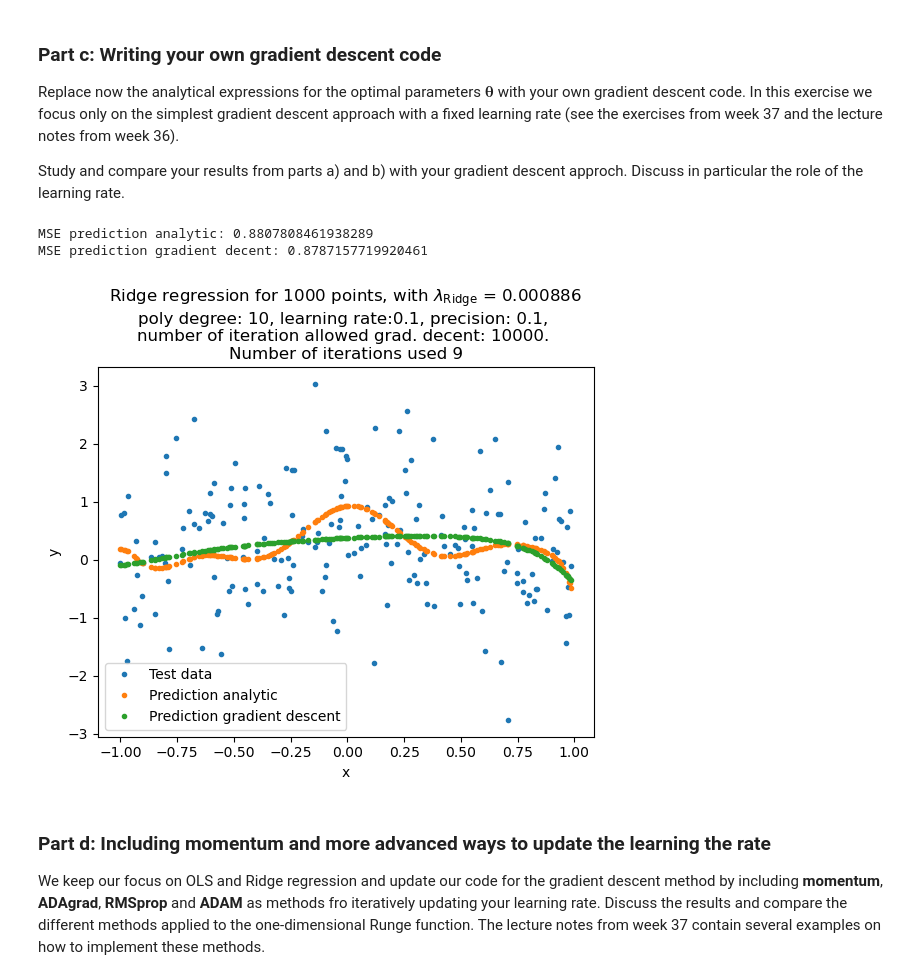
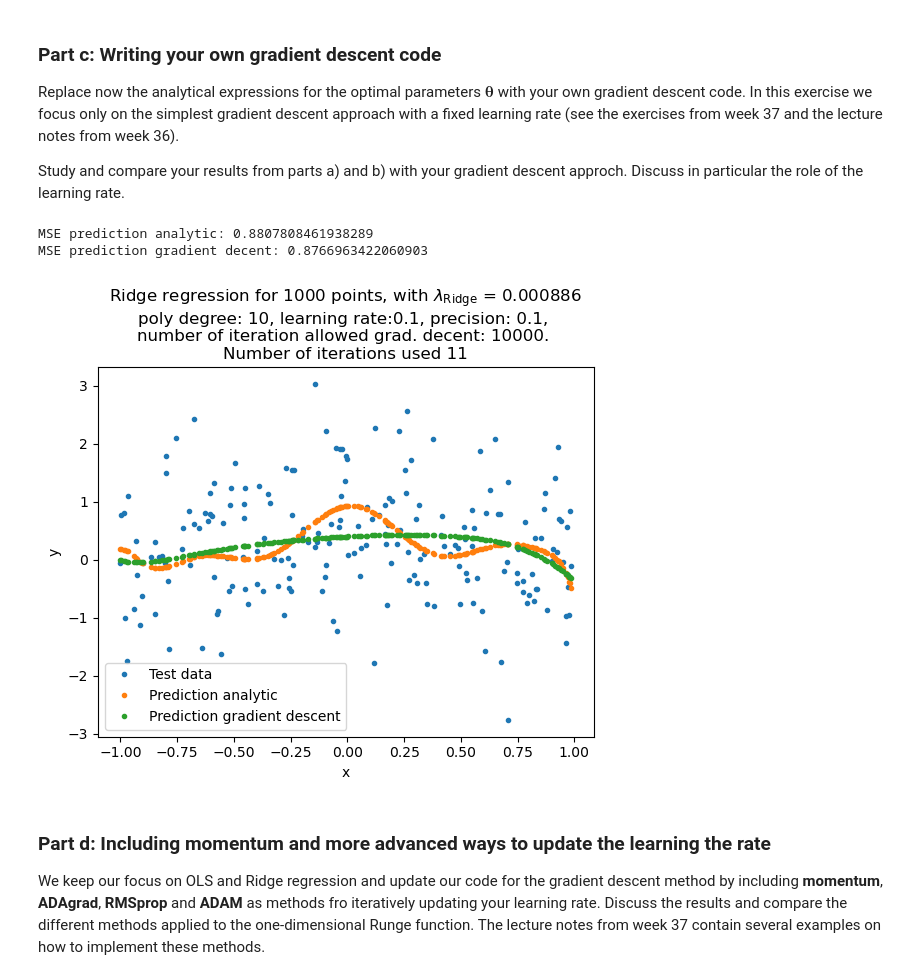
Before and after one commit to Waerstad/4155-Project-1, a Jupyter notebook: Code/project1_main.ipynb, the cells around one changed output. Drawn from its saved outputs; the diff is of its cells as text; code cells hidden in the pictures.

```diff
--- a/Code/project1_main.ipynb
+++ b/Code/project1_main.ipynb
@@ -609,7 +609,7 @@ def grad_C_Ridge(XTX, XTy, theta, n, ridge_lambda):
     theta = theta.reshape(-1,1)
     return (2.0/n)*(XTX @ theta - XTy) + 2*ridge_lambda*theta
 
-def simple_gradient_decent_Ridge(X, y, theta, n, ridge_lambda=0.01, eta=0.01, precision=1e-8, num_iter=10000):
+def simple_gradient_decent_Ridge(X, y, theta, ridge_lambda=0.01, eta=0.01, precision=1e-8, num_iter=10000):
     """
     Find the theta that minimize the Ridge cost function iteratively. Run till precision requirement epsilon is met.
     Take feature matrix X, target vector y, parameter vector theta, n data points, ridge_lambda, learning rate eta,
@@ -622,6 +622,7 @@ def simple_gradient_decent_Ridge(X, y, theta, n, ridge_lambda=0.01, eta=0.01, pr
         raise ValueError("X and y is not of right shape")
     XTX = X.T @ X
     XTy = X.T @ y
+    n = X.shape[0]
     i = 0
     grad = grad_C_Ridge(XTX, XTy, theta, n, ridge_lambda)
     while np.linalg.norm(grad) > precision:
@@ -662,36 +663,36 @@ prediction_testdata_analytic_theta = X_test_s @ theta_analytic + y_offset
 
 # theta parameters from gradient decent method
 learning_rate = 0.1
 precision = 0.1
 num_iterations = 10000
 theta_start = np.ones([np.shape(X)[1]])
 
-theta_grad_decent, iterations = simple_gradient_decent_Ridge(X_train_s, y_train, theta_start, n, ridge_lambda=ridge_lambda, eta=learning_rate, precision=precision, num_iter=num_iterations)
+theta_grad_decent, iterations = simple_gradient_decent_Ridge(X_train_s, y_train, theta_start, ridge_lambda=ridge_lambda, eta=learning_rate, precision=precision, num_iter=num_iterations)
 prediction_testdata_gradient_decent_theta = X_test_s @ theta_grad_decent + y_offset
 
 mse_ytest_prediction_analytic = mean_squared_error(y_test, prediction_testdata_analytic_theta)
 mse_ytest_prediction_grad_decent = mean_squared_error(y_test, prediction_testdata_gradient_decent_theta)
 print(f"MSE prediction analytic: {mse_ytest_prediction_analytic}")
 print(f"MSE prediction gradient decent: {mse_ytest_prediction_grad_decent}")
 
 plt.plot(x[test_idx], y[test_idx], ".", label="Test data")
 plt.plot(x[test_idx], prediction_testdata_analytic_theta, ".", label="Prediction analytic")
 plt.plot(x[test_idx], prediction_testdata_gradient_decent_theta, ".", label="Prediction gradient descent")
 
 plt.title(f"Ridge regression for {n} points, with $\lambda_\\text{{Ridge}}$ = {ridge_lambda} \n"
           f"poly degree: {poly_deg}, learning rate:{learning_rate}, precision: {precision}, \n"
           f"number of iteration allowed grad. decent: {num_iterations}. \n"
           f"Number of iterations used {iterations}"
          )
 plt.xlabel("x")
 plt.ylabel("y")
 plt.legend()
 plt.show()
 plt.close()
 # %% [output]
 MSE prediction analytic: 0.8807808461938289
-MSE prediction gradient decent: 0.8787157719920461
+MSE prediction gradient decent: 0.8766963422060903
-[figure, old version]
+[figure, new version]
 # %% [markdown]
 ### Part d: Including momentum and more advanced ways to update the learning the rate
 
```
